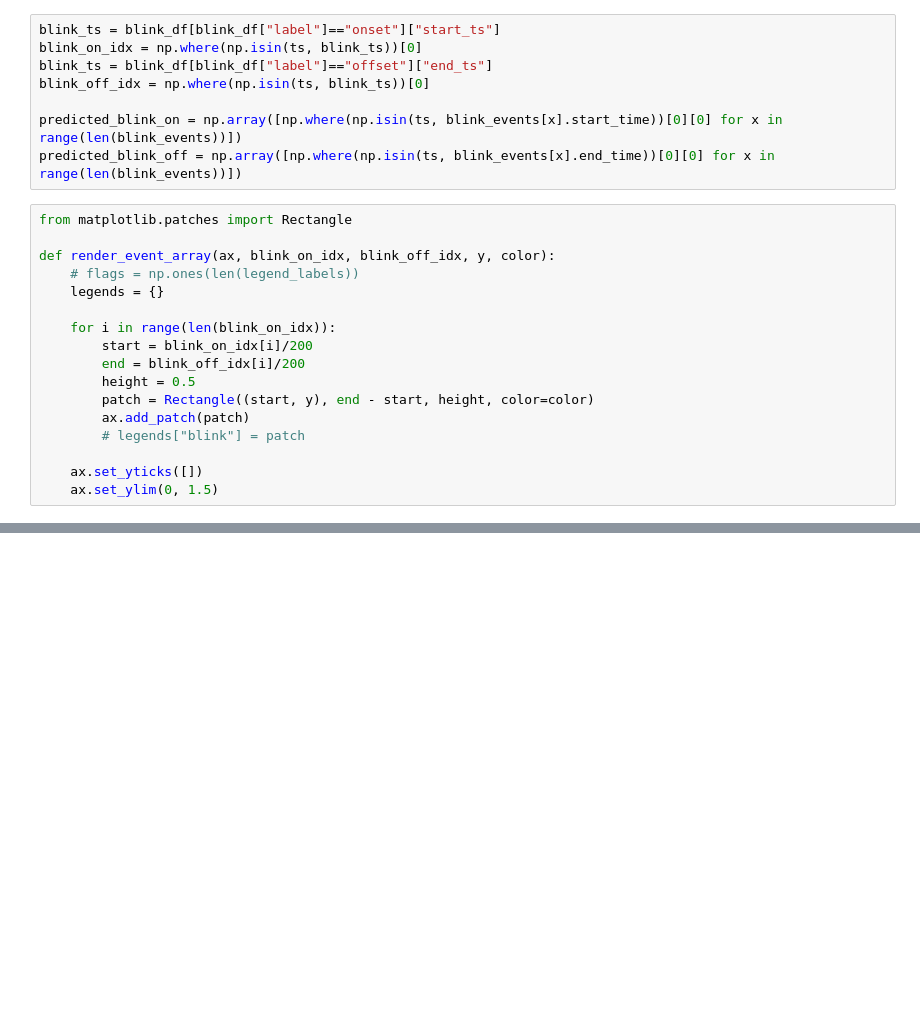
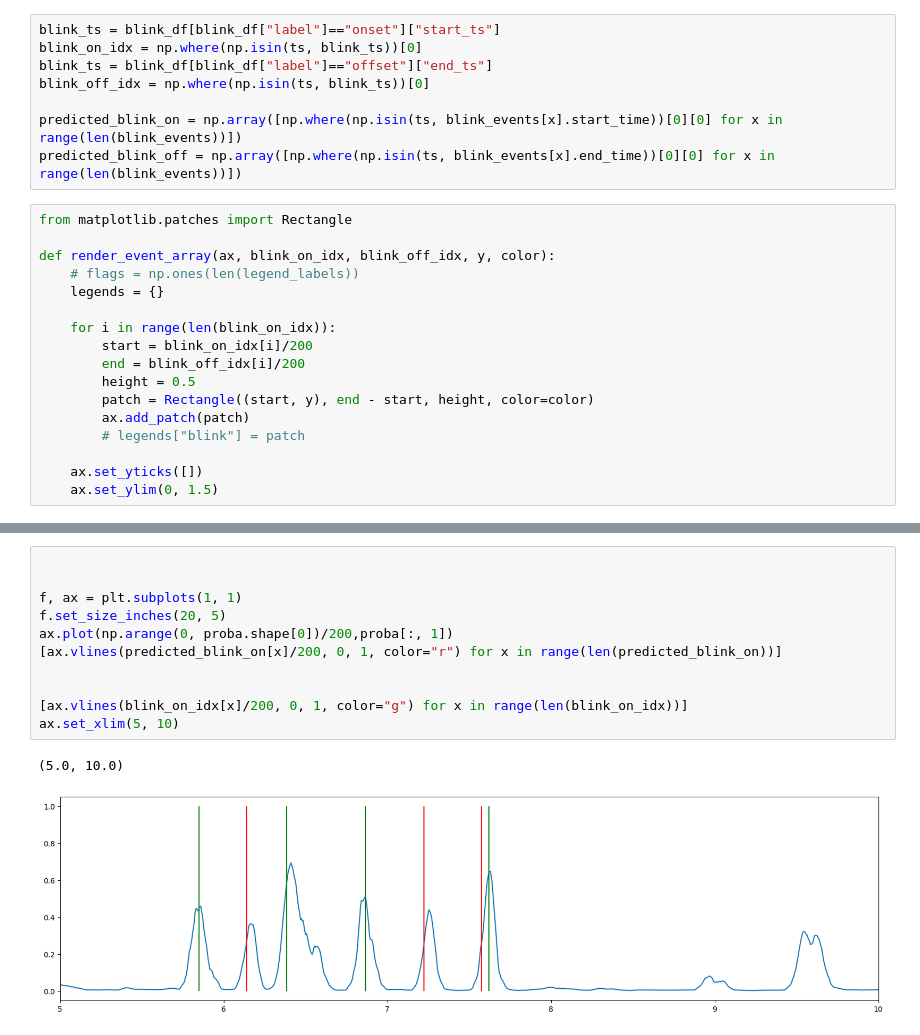
Before and after one commit to tpfffr/neon_blink_detection, a Jupyter notebook: notebooks/detect_blinks.ipynb, the cells around one changed output, grey strips where cells are left out. Saved outputs shown, nothing was run; the diff lists cells and outputs as text; blank space fills up the shorter version.

```diff
--- a/notebooks/detect_blinks.ipynb
+++ b/notebooks/detect_blinks.ipynb
@@ -228,0 +257,14 @@ array([   50,   414,   650,   747,   981,  1072,  1142,  1380,  1643,
+# %%
+
+
+f, ax = plt.subplots(1, 1)
+f.set_size_inches(20, 5)
+ax.plot(np.arange(0, proba.shape[0])/200,proba[:, 1])
+[ax.vlines(predicted_blink_on[x]/200, 0, 1, color="r") for x in range(len(predicted_blink_on))]
+
+
+[ax.vlines(blink_on_idx[x]/200, 0, 1, color="g") for x in range(len(blink_on_idx))]
+ax.set_xlim(5, 10)
+# %% [output]
+(5.0, 10.0)
+[figure, added]
```
Also changed, not shown: parts of 23 cells of this notebook, 10 other files.
